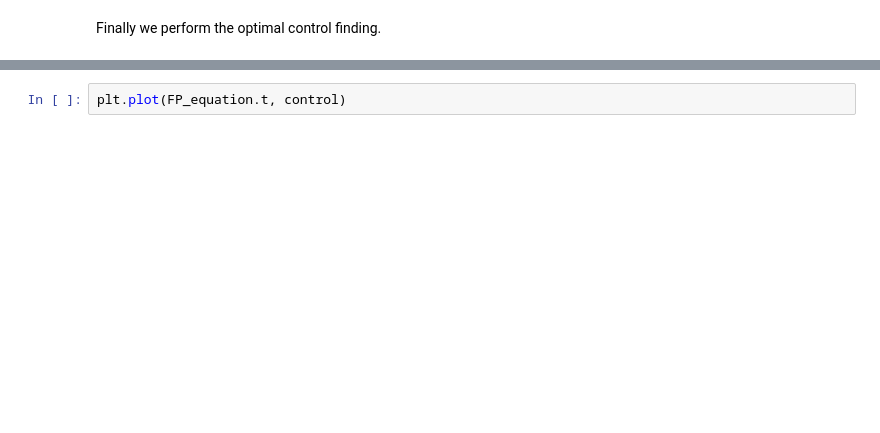
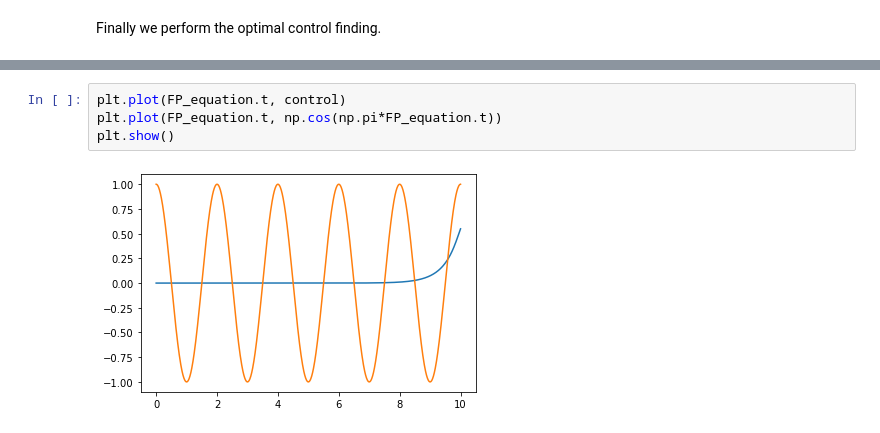
Before and after one commit to lucasmoschen/spectral-fp-opt-control, a Jupyter notebook: notebooks/optimal-control-fp-equation.ipynb, the cells around one changed output, grey strips where cells are left out. Drawn from its saved outputs; the diff is of its cells as text; blank space fills up the shorter version.

```diff
--- a/notebooks/optimal-control-fp-equation.ipynb
+++ b/notebooks/optimal-control-fp-equation.ipynb
@@ -299,2 +354,6 @@ plt.show()
-# %%
-plt.plot(FP_equation.t, control)
+# %%
+plt.plot(FP_equation.t, control)
+plt.plot(FP_equation.t, np.cos(np.pi*FP_equation.t))
+plt.show()
+# %% [output]
+[figure, added]
```
Also changed, not shown: parts of 24 cells of this notebook, 3 other files.
